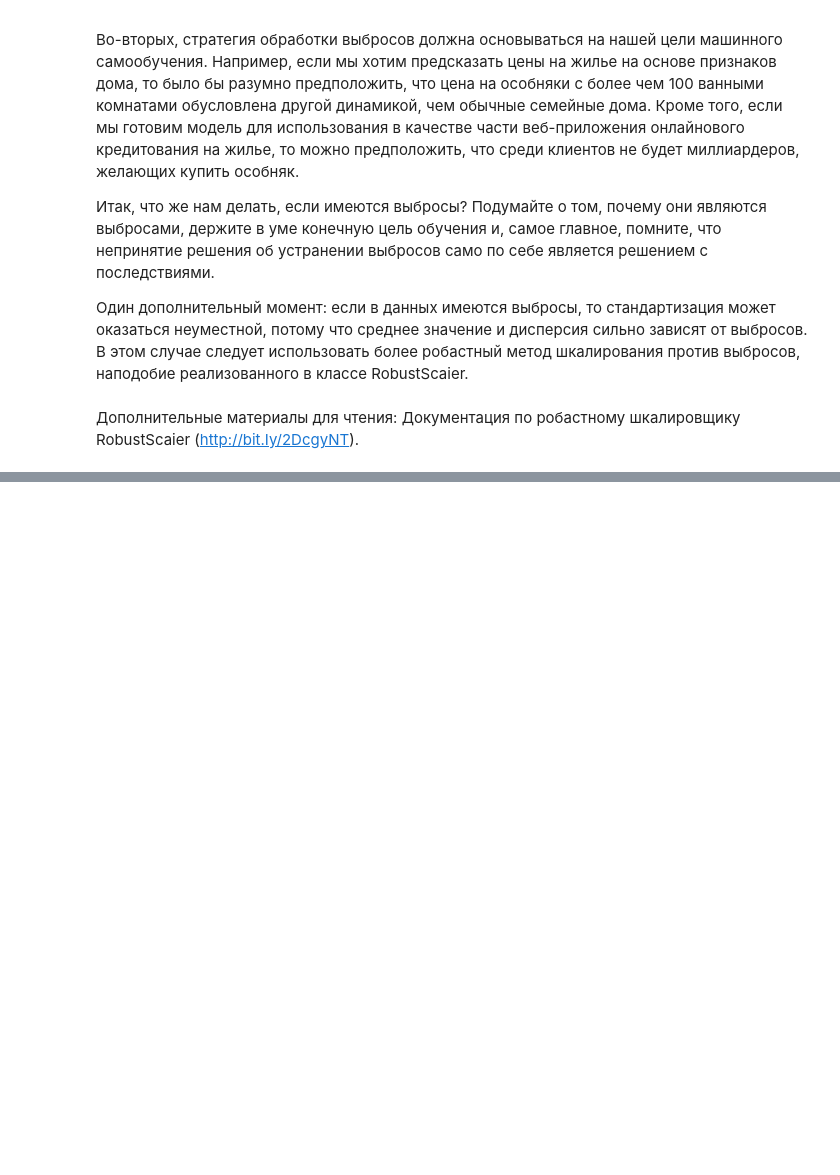
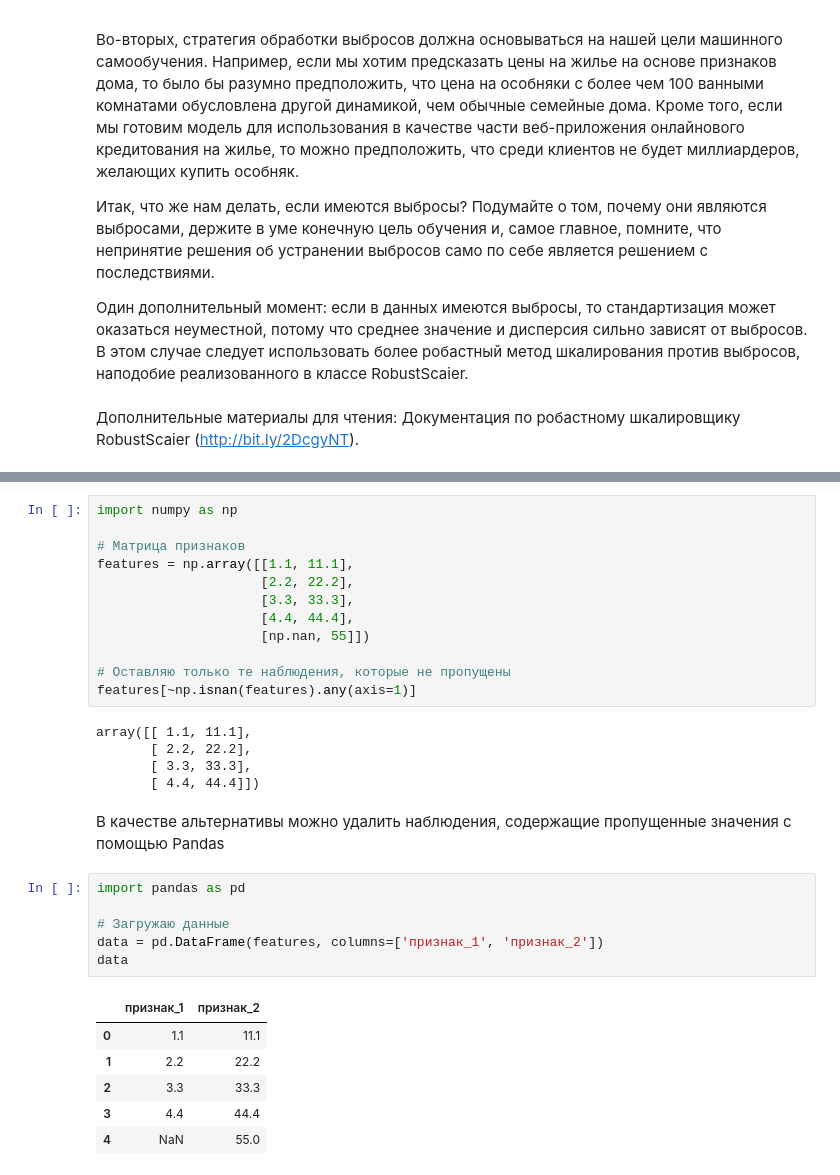
Before and after one commit to agregik/MachineLearning, a Jupyter notebook: machine_learning (4 part).ipynb, the cells around one changed output, grey strips where cells are left out. Cells and saved outputs as stored; diff of their text form; blank space fills up the shorter version.

```diff
--- a/machine_learning (4 part).ipynb
+++ b/machine_learning (4 part).ipynb
@@ -469,0 +605,32 @@ houses
+# %%
+import numpy as np
+
+# Матрица признаков
+features = np.array([[1.1, 11.1],
+                     [2.2, 22.2],
+                     [3.3, 33.3],
+                     [4.4, 44.4],
+                     [np.nan, 55]])
+
+# Оставляю только те наблюдения, которые не пропущены
+features[~np.isnan(features).any(axis=1)]
+# %% [output]
+array([[ 1.1, 11.1],
+       [ 2.2, 22.2],
+       [ 3.3, 33.3],
+       [ 4.4, 44.4]])
+# %% [markdown]
+В качестве альтернативы можно удалить наблюдения, содержащие пропущенные значения с помощью Pandas
+# %%
+import pandas as pd
+
+# Загружаю данные
+data = pd.DataFrame(features, columns=['признак_1', 'признак_2'])
+data
+# %% [output]
+|  | признак_1 | признак_2 |
+| 0 | 1.1 | 11.1 |
+| 1 | 2.2 | 22.2 |
+| 2 | 3.3 | 33.3 |
+| 3 | 4.4 | 44.4 |
+| 4 | NaN | 55.0 |
```
Also changed, not shown: parts of 38 cells of this notebook, 1 other file.
